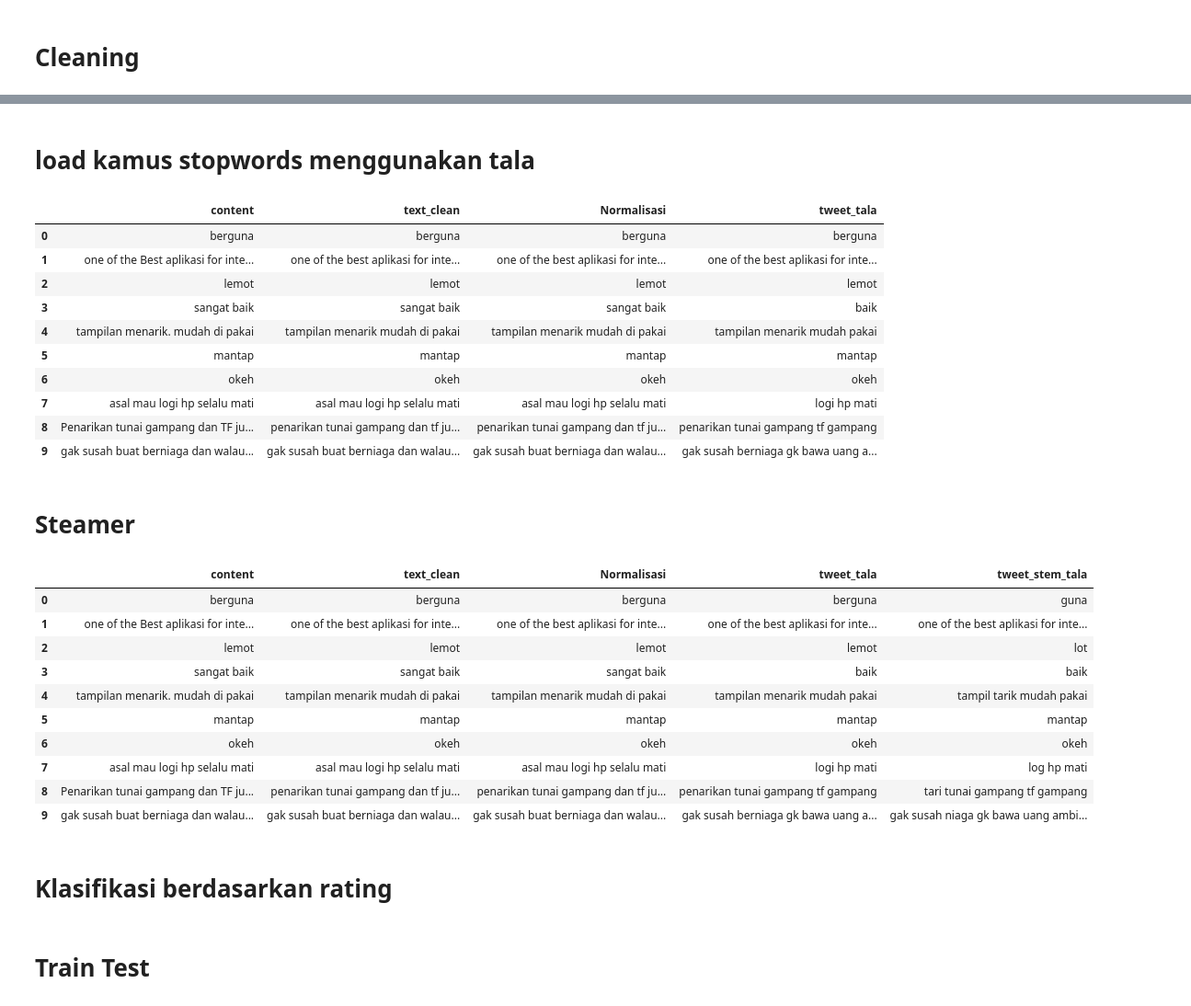
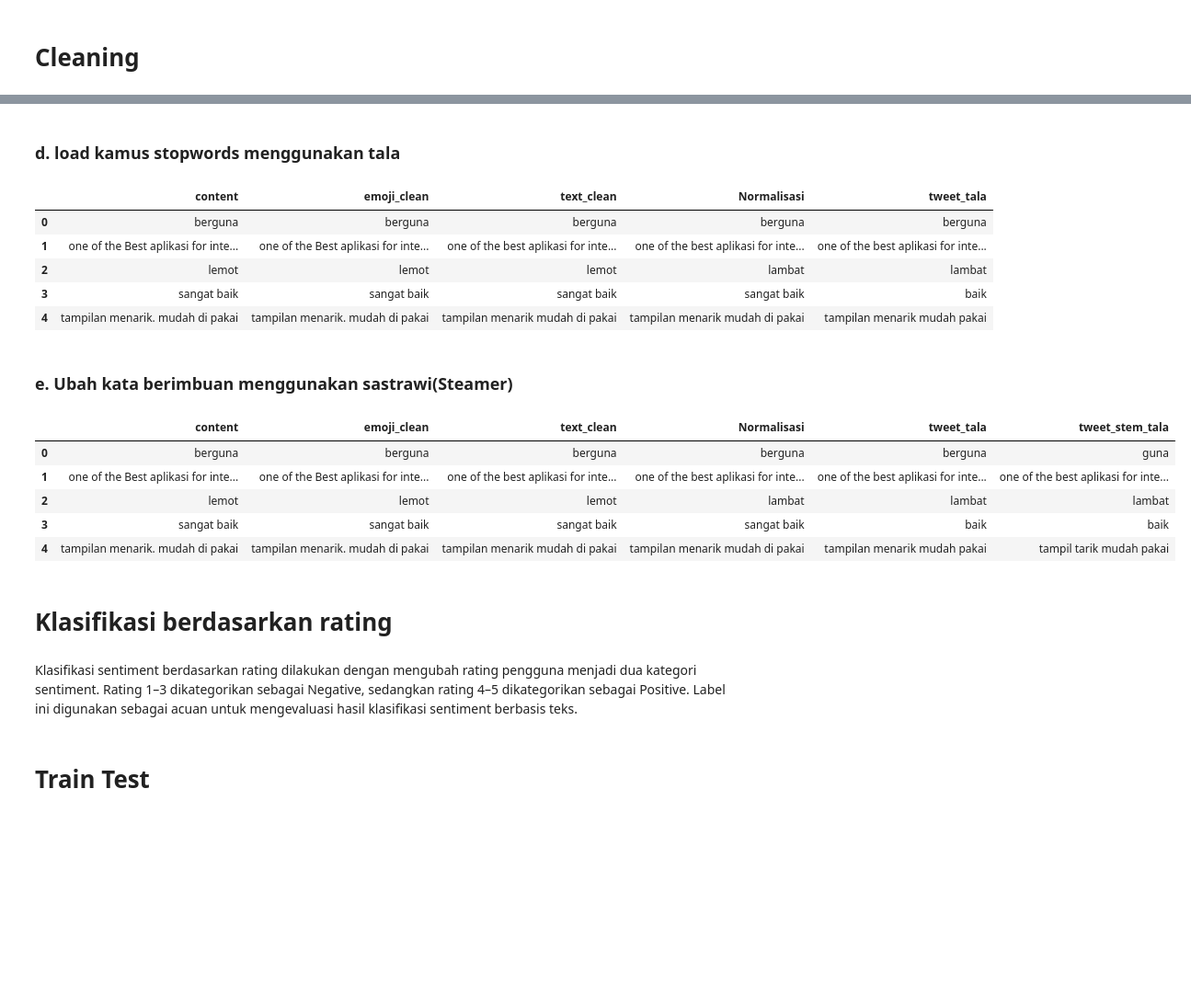
Before and after one commit to shafirapuspaa/sentiment_analysis_Mandiri, a Jupyter notebook: bi analyst.ipynb, the cells around one changed output, grey strips where cells are left out. Shown at 92% size. Drawn from its saved outputs; the diff is of its cells as text; code cells hidden in the pictures; blank space fills up the shorter version.

```diff
--- a/bi analyst.ipynb
+++ b/bi analyst.ipynb
@@ -189,0 +271,19 @@ Text(0.5, 1.0, 'Rating pengguna terhadap aplikasi')
+# %%
+emoji_df = pd.read_csv(
+    'emoji.csv',
+    encoding='utf-8-sig'
+)
+
+emoji_dict = dict(
+    zip(
+        emoji_df['emoji'],
+        emoji_df['translation']
+    )
+)
+# %%
+def replace_emoji(text):
+    for emoji, translation in emoji_dict.items():
+        text = text.replace(emoji, f' {translation} ')
+    return text
+# %%
+df['emoji_clean'] = df['content'].apply(lambda x: replace_emoji(x))
@@ -204,5 +312,5 @@ def text_cleaning(text):
 
     return text
 # %%
-df['text_clean'] = df['content'].apply(lambda x: text_cleaning(x))
+df['text_clean'] = df['emoji_clean'].apply(lambda x: text_cleaning(x))
 # %%
@@ -248,5 +352,5 @@ df[['content','text_clean', 'Normalisasi']].head(11)
 # %% [markdown]
-# load kamus stopwords menggunakan tala
+### d. load kamus stopwords menggunakan tala
 # %%
 # load kamus stopwords menggunakan tala
 
@@ -261,22 +365,17 @@ def remove_stopwords(text):
     return ' '.join([i for i in text if i not in stopwords_tala])
 # %%
 df['tweet_tala'] = df['Normalisasi'].apply(lambda x: remove_stopwords(x.split()))
-df[['content','text_clean', 'Normalisasi','tweet_tala']].head(10
+df[['content','emoji_clean','text_clean', 'Normalisasi','tweet_tala']].head(5
                                                               )
 # %% [output]
-|  | content | text_clean | Normalisasi | tweet_tala |
-| 0 | berguna | berguna | berguna | berguna |
-| 1 | one of the Best aplikasi for inte... | one of the best aplikasi for inte... | one of the best aplikasi for inte... | one of the best aplikasi for inte... |
-| 2 | lemot | lemot | lemot | lemot |
-| 3 | sangat baik | sangat baik | sangat baik | baik |
-| 4 | tampilan menarik. mudah di pakai | tampilan menarik mudah di pakai | tampilan menarik mudah di pakai | tampilan menarik mudah pakai |
-| 5 | mantap | mantap | mantap | mantap |
-| 6 | okeh | okeh | okeh | okeh |
-| 7 | asal mau logi hp selalu mati | asal mau logi hp selalu mati | asal mau logi hp selalu mati | logi hp mati |
-| 8 | Penarikan tunai gampang dan TF ju... | penarikan tunai gampang dan tf ju... | penarikan tunai gampang dan tf ju... | penarikan tunai gampang tf gampang |
-| 9 | gak susah buat berniaga dan walau... | gak susah buat berniaga dan walau... | gak susah buat berniaga dan walau... | gak susah berniaga gk bawa uang a... |
+|  | content | emoji_clean | text_clean | Normalisasi | tweet_tala |
+| 0 | berguna | berguna | berguna | berguna | berguna |
+| 1 | one of the Best aplikasi for inte... | one of the Best aplikasi for inte... | one of the best aplikasi for inte... | one of the best aplikasi for inte... | one of the best aplikasi for inte... |
+| 2 | lemot | lemot | lemot | lambat | lambat |
+| 3 | sangat baik | sangat baik | sangat baik | sangat baik | baik |
+| 4 | tampilan menarik. mudah di pakai | tampilan menarik. mudah di pakai | tampilan menarik mudah di pakai | tampilan menarik mudah di pakai | tampilan menarik mudah pakai |
-# %% [markdown]
-# Steamer
+# %% [markdown]
+### e. Ubah kata berimbuan menggunakan sastrawi(Steamer)
 # %%
 from Sastrawi.Stemmer.StemmerFactory import StemmerFactory
 
@@ -293,20 +392,15 @@ def stem(text):
 
 df['tweet_stem_tala'] = df['tweet_tala'].apply(lambda x: stem(x))
 # %%
-df[['content','text_clean', 'Normalisasi','tweet_tala','tweet_stem_tala']].head(10
+df[['content','emoji_clean','text_clean', 'Normalisasi','tweet_tala','tweet_stem_tala']].head(5
                                                               )
 # %% [output]
-|  | content | text_clean | Normalisasi | tweet_tala | tweet_stem_tala |
-| 0 | berguna | berguna | berguna | berguna | guna |
-| 1 | one of the Best aplikasi for inte... | one of the best aplikasi for inte... | one of the best aplikasi for inte... | one of the best aplikasi for inte... | one of the best aplikasi for inte... |
-| 2 | lemot | lemot | lemot | lemot | lot |
-| 3 | sangat baik | sangat baik | sangat baik | baik | baik |
-| 4 | tampilan menarik. mudah di pakai | tampilan menarik mudah di pakai | tampilan menarik mudah di pakai | tampilan menarik mudah pakai | tampil tarik mudah pakai |
-| 5 | mantap | mantap | mantap | mantap | mantap |
-| 6 | okeh | okeh | okeh | okeh | okeh |
-| 7 | asal mau logi hp selalu mati | asal mau logi hp selalu mati | asal mau logi hp selalu mati | logi hp mati | log hp mati |
-| 8 | Penarikan tunai gampang dan TF ju... | penarikan tunai gampang dan tf ju... | penarikan tunai gampang dan tf ju... | penarikan tunai gampang tf gampang | tari tunai gampang tf gampang |
-| 9 | gak susah buat berniaga dan walau... | gak susah buat berniaga dan walau... | gak susah buat berniaga dan walau... | gak susah berniaga gk bawa uang a... | gak susah niaga gk bawa uang ambi... |
+|  | content | emoji_clean | text_clean | Normalisasi | tweet_tala | tweet_stem_tala |
+| 0 | berguna | berguna | berguna | berguna | berguna | guna |
+| 1 | one of the Best aplikasi for inte... | one of the Best aplikasi for inte... | one of the best aplikasi for inte... | one of the best aplikasi for inte... | one of the best aplikasi for inte... | one of the best aplikasi for inte... |
+| 2 | lemot | lemot | lemot | lambat | lambat | lambat |
+| 3 | sangat baik | sangat baik | sangat baik | sangat baik | baik | baik |
+| 4 | tampilan menarik. mudah di pakai | tampilan menarik. mudah di pakai | tampilan menarik mudah di pakai | tampilan menarik mudah di pakai | tampilan menarik mudah pakai | tampil tarik mudah pakai |
 # %% [markdown]
 # Klasifikasi berdasarkan rating
 # %%
@@ -317,6 +411,8 @@ def rating_to_sentiment(score):
         return 'Positive'
 
 df['sentiment'] = df['score'].apply(rating_to_sentiment)
+# %% [markdown]
+Klasifikasi sentiment berdasarkan rating dilakukan dengan mengubah rating pengguna menjadi dua kategori sentiment. Rating 1–3 dikategorikan sebagai Negative, sedangkan rating 4–5 dikategorikan sebagai Positive. Label ini digunakan sebagai acuan untuk mengevaluasi hasil klasifikasi sentiment berbasis teks.
 # %% [markdown]
 # Train Test
 # %%
```
Also changed, not shown: parts of 48 cells of this notebook, 3 other files.
